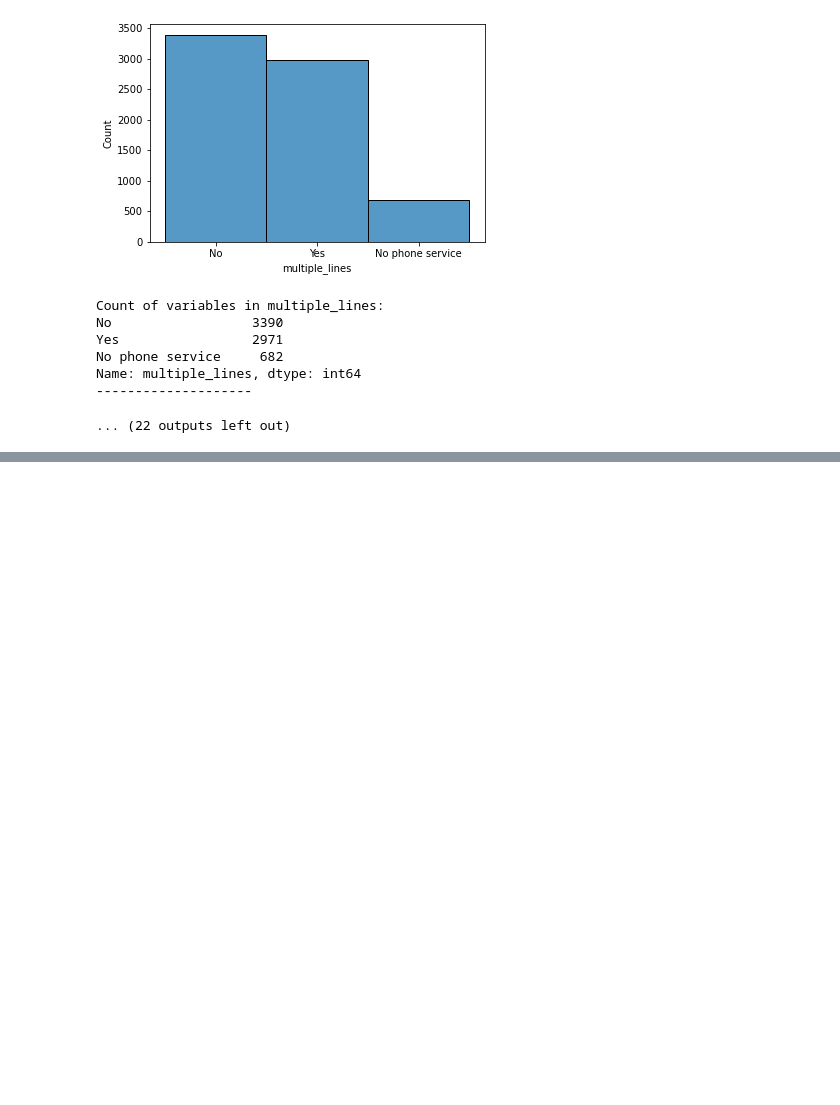
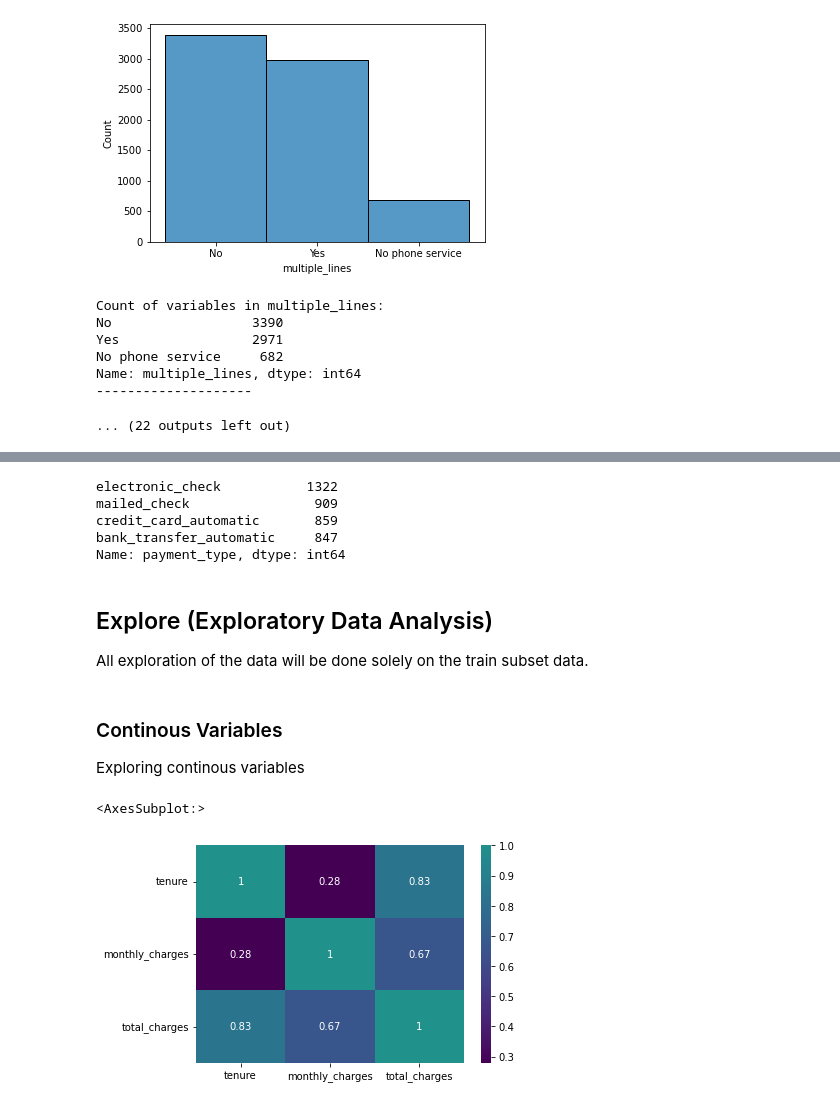
Before and after one commit to AndrewRachuig/telco_classification_project, a Jupyter notebook: final_report_telco_churn.ipynb, the cells around one changed output, grey strips where cells are left out. Cells and saved outputs as stored; diff of their text form; code cells hidden in the pictures; blank space fills up the shorter version.

```diff
--- a/final_report_telco_churn.ipynb
+++ b/final_report_telco_churn.ipynb
@@ -176,0 +181,16 @@ As such I will be changing all instances of "No phone service / No internet serv
+# %%
+# Cleaning the data
+
+df = prepare.clean_telco(df)
+# %%
+# Encoding categorical columns
+
+df = prepare.encode_telco(df)
+# %%
+# Splitting the data, stratifying by target of churn.
+
+train, test, validate = prepare.split_telco(df)
+
+print(f"The shape of train is {train.shape[0]} rows and {train.shape[1]} columns")
+print(f"The shape of train is {validate.shape[0]} rows and {validate.shape[1]} columns")
+print(f"The shape of train is {test.shape[0]} rows and {test.shape[1]} columns")
@@ -176,0 +214,30 @@ As such I will be changing all instances of "No phone service / No internet serv
+# %%
+train.payment_type.value_counts()
+# %% [output]
+electronic_check           1322
+mailed_check                909
+credit_card_automatic       859
+bank_transfer_automatic     847
+Name: payment_type, dtype: int64
+# %% [markdown]
+## Explore (Exploratory Data Analysis)
+
+All exploration of the data will be done solely on the train subset data.
+# %%
+# Dropping unnecessary columns for exploration (all encoded data and customer_id)
+train_explore = train.drop(columns = ['customer_id', 'gender_Male', 'partner_Yes', 'dependents_Yes', 'multiple_lines_Yes',
+        'online_security_Yes', 'online_backup_Yes', 'device_protection_Yes', 'tech_support_Yes', 'streaming_tv_Yes',
+        'streaming_movies_Yes', 'paperless_billing_Yes', 'churn_Yes', 'contract_type_one_year', 'contract_type_two_year',
+        'payment_type_credit_card_automatic', 'payment_type_electronic_check', 'payment_type_mailed_check',
+        'internet_service_type_None', 'internet_service_type_fiber_optic'])
+# %% [markdown]
+### Continous Variables
+Exploring continous variables
+# %%
+# Viewing all continuous data in a heatmap to see if there is any strong correlation present between features.
+cont_var = train_explore.drop('senior_citizen', axis=1)
+
+sns.heatmap(cont_var.corr(), cmap='viridis', center=1, annot=True)
+# %% [output]
+<AxesSubplot:>
+[figure, added]
```
Also changed, not shown: parts of 70 cells of this notebook.
